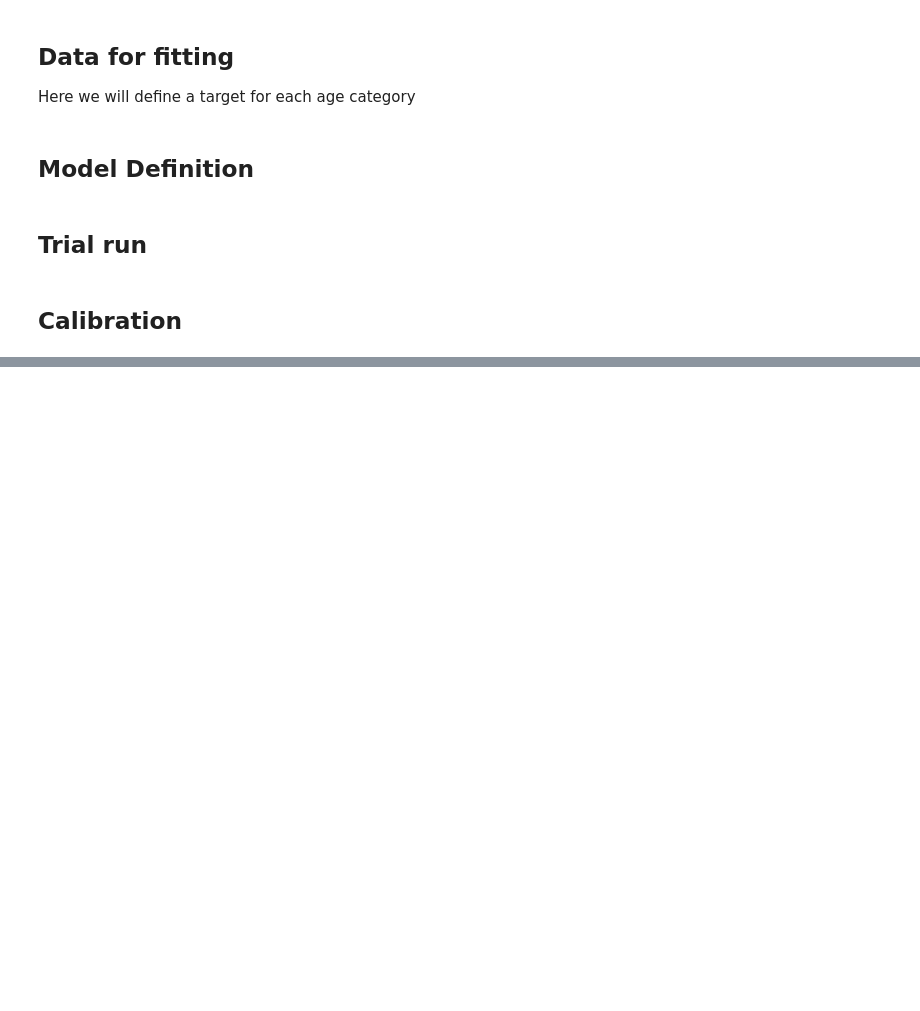
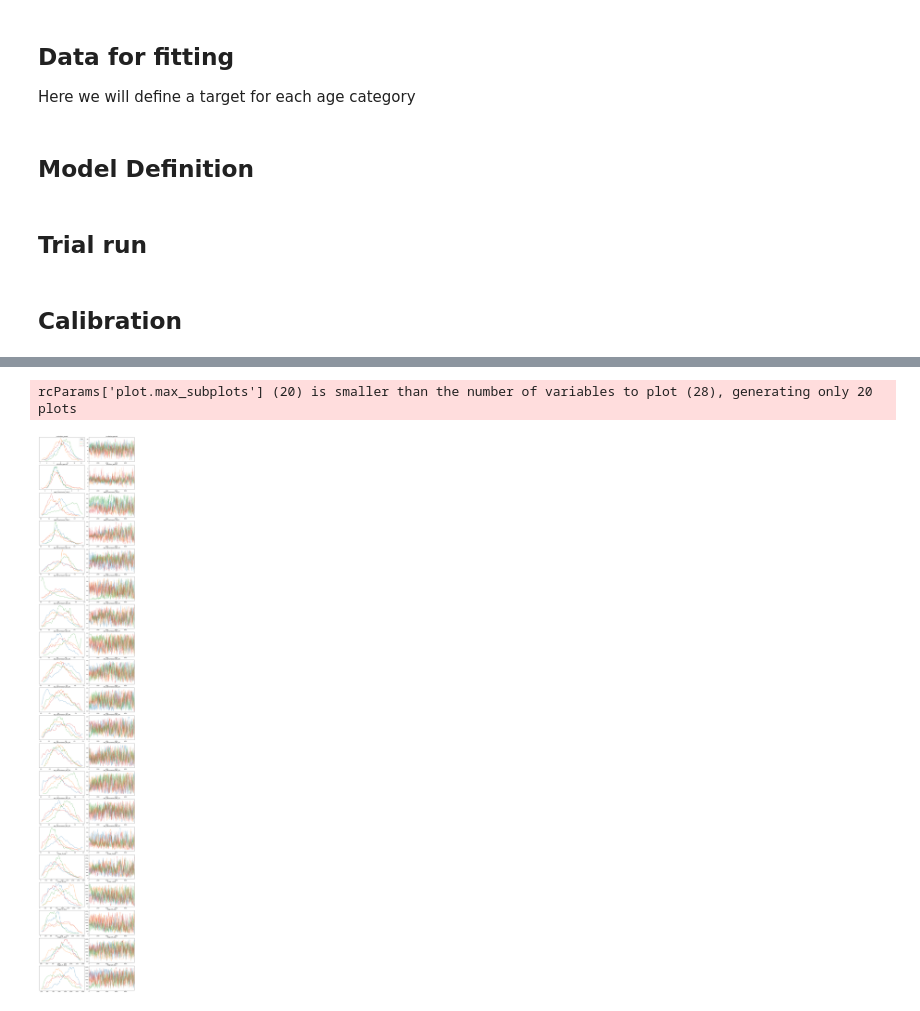
Before and after one commit to adialloaziz/mcmc-comparison, a Jupyter notebook: mcmc_Calibration.ipynb, the cells around one changed output, grey strips where cells are left out. Saved outputs shown, nothing was run; the diff lists cells and outputs as text; code cells hidden in the pictures; blank space fills up the shorter version.

Commit message:
calib_target_dispersion_issue

```diff
--- a/mcmc_Calibration.ipynb
+++ b/mcmc_Calibration.ipynb
@@ -404,8 +387,8 @@ D
 # %% [markdown]
 ## Trial run
 # %%
-model_2.run(parameters)
+res = bcm_model_2.run(bcm_model_2.parameters,include_extras=False).derived_outputs
 
-res = model_2.get_outputs_df()
+# res = model_2.get_outputs_df()
 Infec = [f"IXage_{i}" for i in range(0,65,5)]
-total_cases_pred = res[Infec].sum(axis=1)
+total_cases_pred = pd.DataFrame(res[Infec].sum(axis=1))
@@ -422,11 +407,6 @@ plot.add_trace(go.Scatter(x=total_cases.index, y=total_cases["cases"], mode='mar
 #pivot_df["total_cases"].plot.area()
 # %% [markdown]
 ## Calibration
-# %%
-#Defining  a Bayesian Compartmental Model
-
-bcm_model_2 = BayesianCompartmentalModel(model_2, parameters, priors,targets)
-# T = bcm_model_2.targets
 # %%
 ##____Uniform Initialisation for each chain_________
 chains = 4
@@ -446,22 +424,23 @@ init_vals
 # %%
 def nmodel_2():
-    # import numpyro.distributions.truncated as
     unif_priors = list(bcm_model_2.parameters)[:-2]
     sampled = {k:numpyro.sample(k, dist.Uniform(0.0,1.0)) for k in unif_priors}
     #Adding the normal priors for the incubation and infectious periods
-    sampled["incubation_period"] = numpyro.sample("incubation_period", dist.TruncatedNormal(7.3, 2.0, low=1., high=15.))
-    sampled["infectious_period"] = numpyro.sample("infectious_period", dist.TruncatedNormal(5.4, 3.0, low=1., high=15.))
+    sampled["incubation_period"] = numpyro.sample("incubation_period", dist.TruncatedNormal(7.3, 2.0, low=1., high=14.))
+    sampled["infectious_period"] = numpyro.sample("infectious_period", dist.TruncatedNormal(5.4, 3.0, low=1., high=14.))
+    # Log-likelihood
+    log_likelihood = bcm_model_2.loglikelihood(**sampled)
 
-    #Definir les normal priors
-    ll = numpyro.factor("ll", bcm_model_2.loglikelihood(**sampled))
+    numpyro.factor("ll",log_likelihood)
 # %%
 res = cal.Single_analysis(sampler = pm.DEMetropolisZ,
-            draws = 100000,
-            tune = 5000,
+            draws = 10000,
+            tune = 2000,
             chains = 4,
             cores=4,
             bcm_model = bcm_model_2,
             # n_iterations = 1,
             # n_jobs = 1,
             nmodel=nmodel_2,
-            initial_params = init_vals)
+)
+            # initial_params = init_vals)
@@ -475,5 +524,8 @@ az.summary(subset)
 # %%
-az.plot_trace(subset, figsize=(12,2.5*len(idata.posterior)),compact=False, legend=True)
+az.plot_trace(idata, figsize=(12,2.5*len(idata.posterior)),compact=False, legend=True)
 plt.tight_layout(pad = 0.005)
+# %% [output]
+rcParams['plot.max_subplots'] (20) is smaller than the number of variables to plot (28), generating only 20 plots
+[figure, added]
 # %%
 az.plot_posterior(idata)
```
Also changed, not shown: parts of 31 cells of this notebook, 4 other files.
